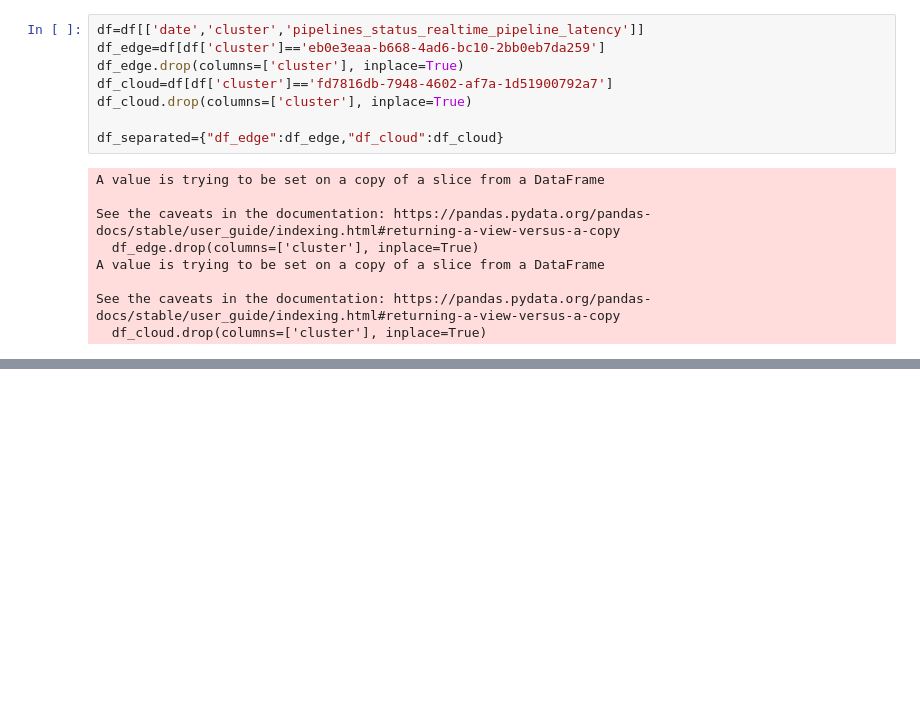
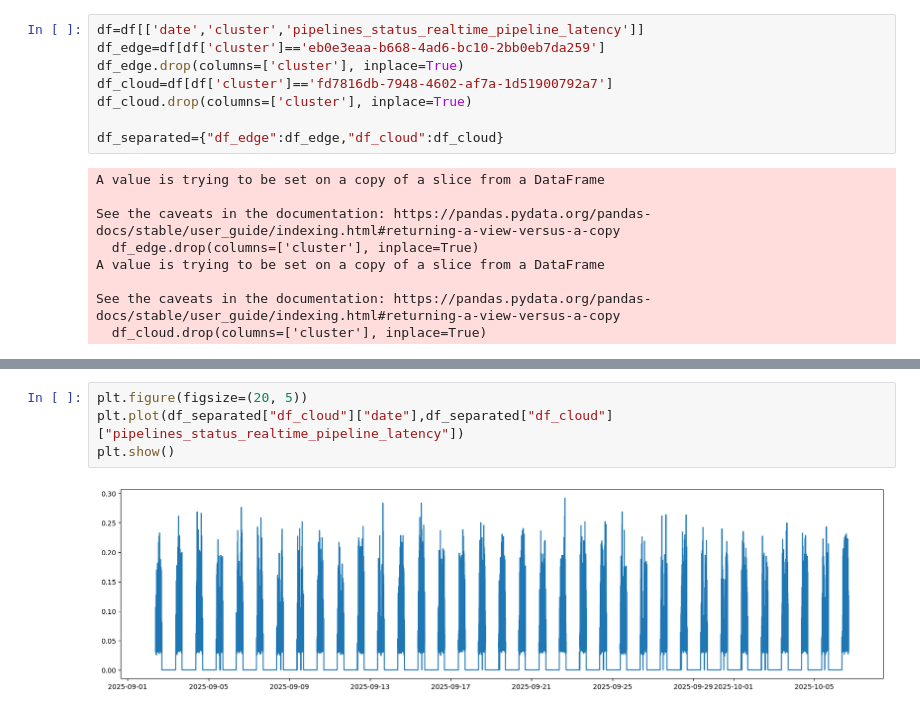
Before and after one commit to joanoliveras/Time-Series-Library, a Jupyter notebook: result_analysis/timeseries_modeling_ets.ipynb, the cells around one changed output, grey strips where cells are left out. Drawn from its saved outputs; the diff is of its cells as text; blank space fills up the shorter version.

```diff
--- a/result_analysis/timeseries_modeling_ets.ipynb
+++ b/result_analysis/timeseries_modeling_ets.ipynb
@@ -69,0 +83,6 @@ df_separated[0]
+# %%
+plt.figure(figsize=(20, 5))
+plt.plot(df_separated["df_cloud"]["date"],df_separated["df_cloud"]["pipelines_status_realtime_pipeline_latency"])
+plt.show()
+# %% [output]
+[figure, added]
```
Also changed, not shown: parts of 12 cells of this notebook.
